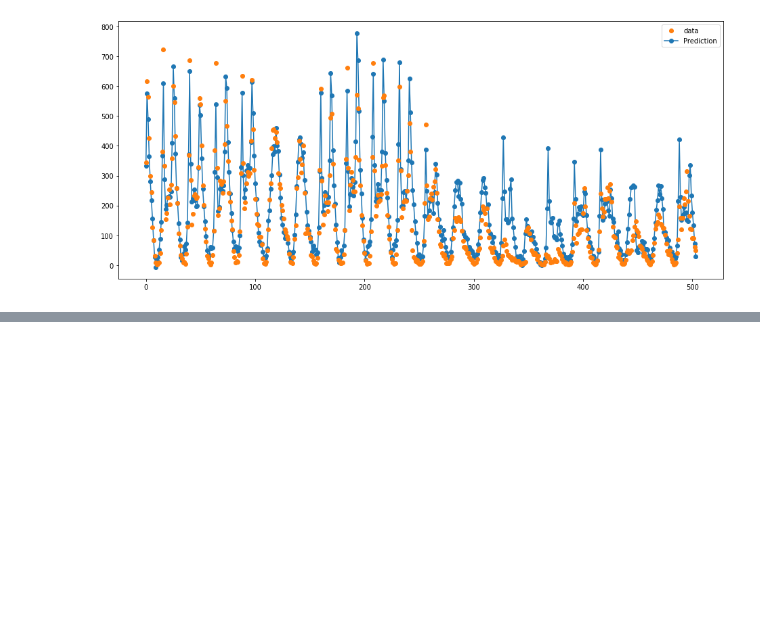
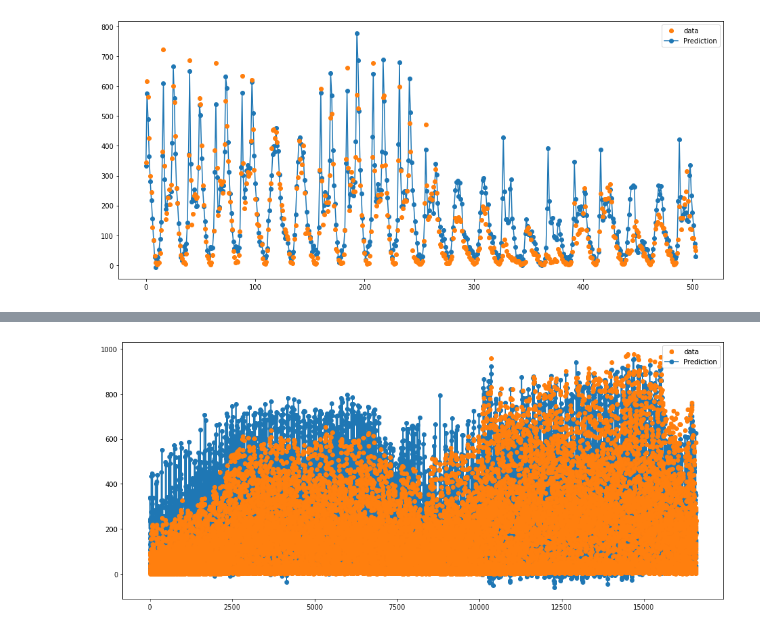
Before and after one commit to baliuzeger/kiong-e-PyTorch, a Jupyter notebook: capital_bike_share/ch3-predictor-practical.ipynb, the cells around one changed output, grey strips where cells are left out. Saved outputs shown, nothing was run; the diff lists cells and outputs as text; code cells hidden in the pictures; blank space fills up the shorter version.

```diff
--- a/capital_bike_share/ch3-predictor-practical.ipynb
+++ b/capital_bike_share/ch3-predictor-practical.ipynb
@@ -551,0 +592,9 @@ torch.save(md0.state_dict(), 'md0_m6_wts.pth')
+# %%
+plt.figure(figsize = (16, 7))
+pred_data = pred_train_3.numpy() * feature_statistics['cnt'][1] + feature_statistics['cnt'][0]
+pred_plot, = plt.plot(pred_data, 'o-')
+cnt_plot, = plt.plot(tgt_data_train, 'o')
+plt.legend([cnt_plot, pred_plot],['data', 'Prediction'])
+plt.show()
+# %% [output]
+[figure, added]
```
Also changed, not shown: parts of 11 cells of this notebook, 1 other file.
